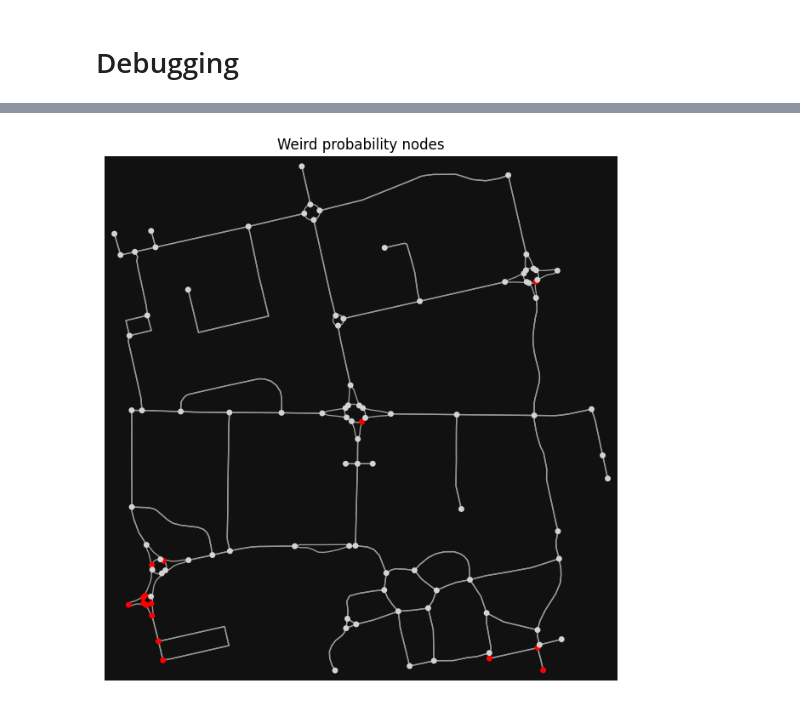
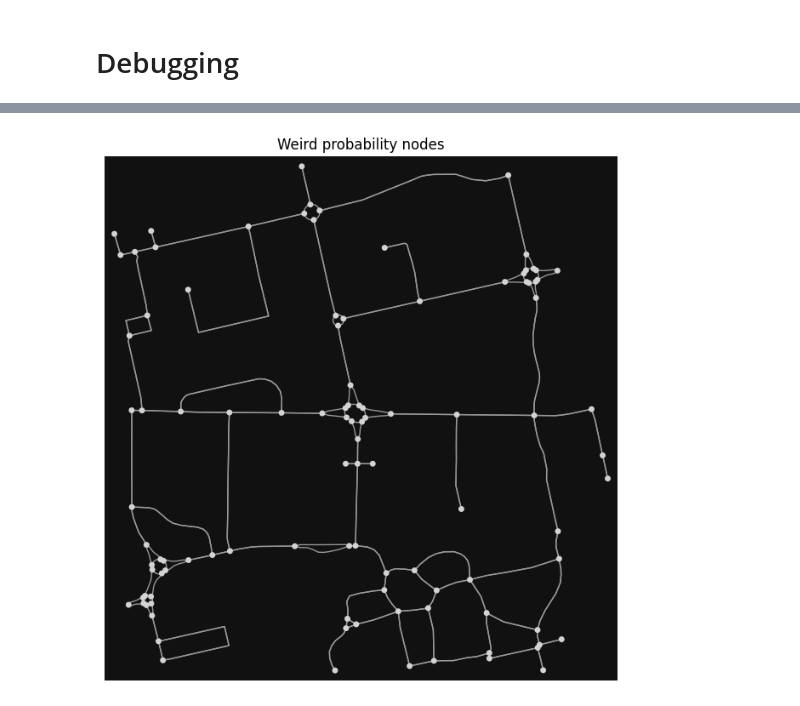
Before and after one commit to darpitydarp/ECI-253, a Jupyter notebook: Final Project/ECI 253 Final Project.ipynb, the cells around one changed output, grey strips where cells are left out. Drawn from its saved outputs; the diff is of its cells as text; code cells hidden in the pictures.

```diff
--- a/Final Project/ECI 253 Final Project.ipynb
+++ b/Final Project/ECI 253 Final Project.ipynb
@@ -622,7 +605,7 @@ def SOTAsolve(endNode, TTDistributions, timeBudget, interval, nodes):
             timerStart = time.time()
 
         # Iterate through the possible start nodes
-        for startNode in nodes.index:
+        for startNode in policy.index:
 
             # ignore endNode
             if startNode == endNode:
@@ -637,7 +620,7 @@ def SOTAsolve(endNode, TTDistributions, timeBudget, interval, nodes):
             adjacentNodes = distributionCalc.index
             # Create probabilitiesCalc DataFrame with MultiIndex to match distributionCalc
             endNodes = adjacentNodes.get_level_values("v")
-            timeRange = range(1, tb + 1)
+            timeRange = range(0, tb)
             probabilitiesCalc = probabilities.loc[endNodes, timeRange].copy()
             probabilitiesCalc.index = adjacentNodes
             # Calculate the element-wise product of the two matrices
@@ -725,9 +693,20 @@ probabilities[abs(probabilities[300] - 1) > 0.1]
 # %%
 probabilityErrors = probabilities[abs(probabilities[300] - 1) > 0.1].loc[:,300]
+nodes["finalProb"] = probabilities[300]
+nodes["finalPolicy"] = policy[300]
 nodes["color"] = np.where(nodes.index.isin(probabilityErrors.index), 'red', 'lightgray')
 
 fig, ax = ox.plot_graph(testGraph, node_color=nodes["color"], node_size=25, edge_linewidth=1, show=False, close=False)
 ax.set_title(f'Weird probability nodes')
+
+# Add probability labels for error nodes
+for nodeId, probValue in probabilityErrors.items():
+    nodeData = nodes.loc[nodeId]
+    labelLoc = nodeData["geometry"].centroid
+    ax.annotate(f'{probValue:.3f}', (labelLoc.x, labelLoc.y),
+                fontsize=8, color='white', ha='center', va='center',
+                bbox=dict(boxstyle='round,pad=0.3', facecolor='black', alpha=0.7))
+
 plt.show()
 # %% [output]
-[figure, old version]
+[figure, new version]
```
Also changed, not shown: parts of 11 cells of this notebook, 2 other files.
